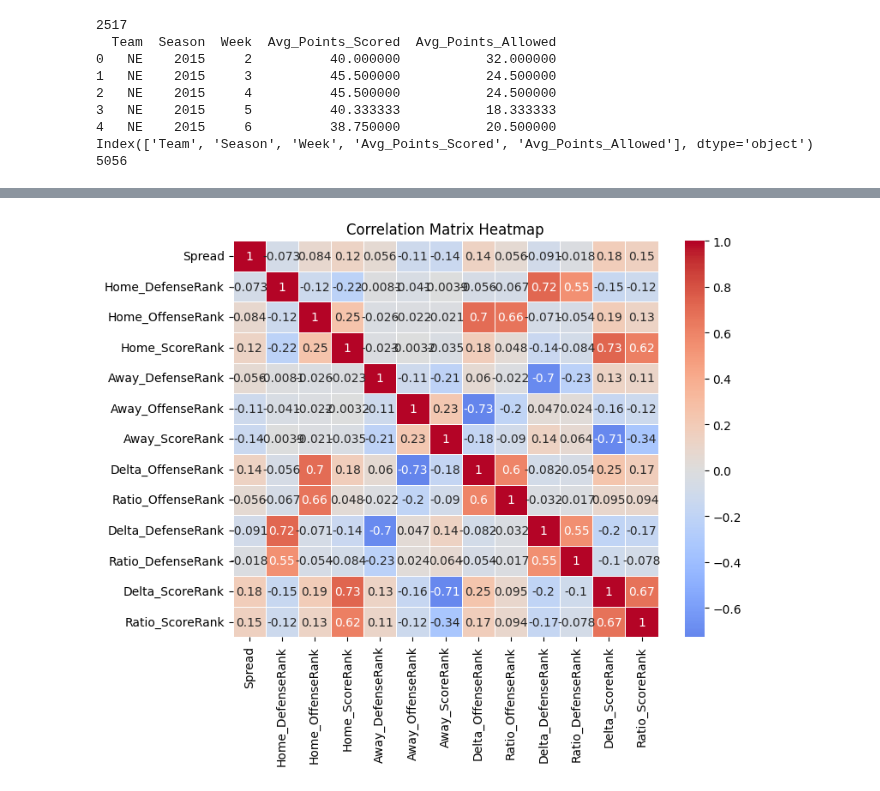
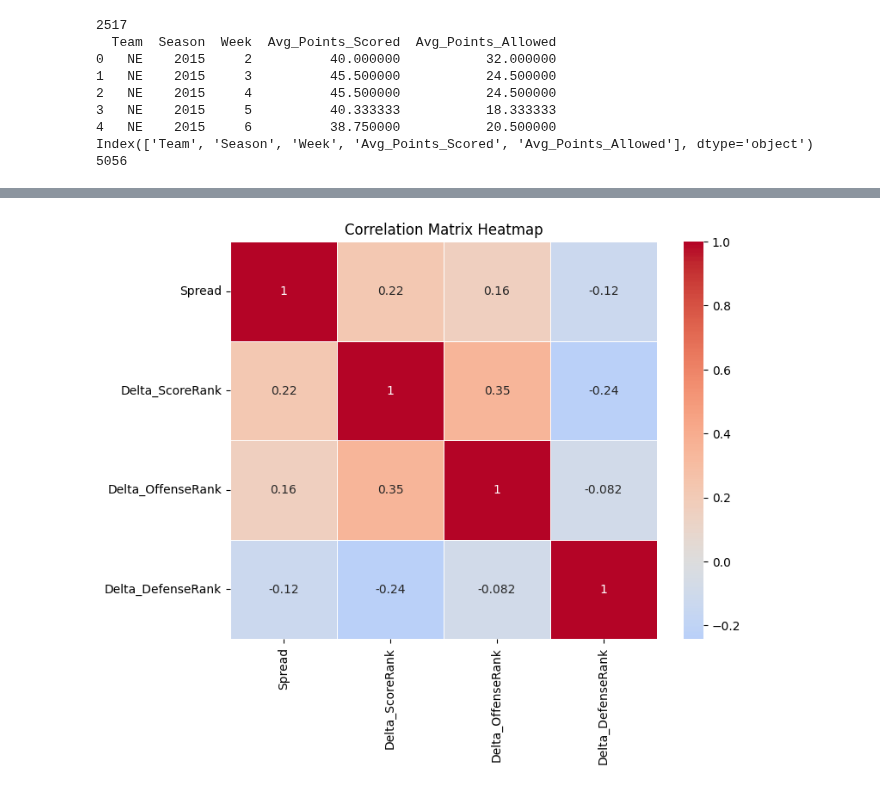
Before and after one commit to mseewaters/beatingtheodds, a Jupyter notebook: src/2. featureprep_pfr.ipynb, the cells around one changed output, grey strips where cells are left out. Drawn from its saved outputs; the diff is of its cells as text; code cells hidden in the pictures.

```diff
--- a/src/2. featureprep_pfr.ipynb
+++ b/src/2. featureprep_pfr.ipynb
@@ -463,6 +419,8 @@ adv_df.rename(columns={'Away_Impact_Away': 'Away_Impact'}, inplace=True)
 adv_df['Home_Impact'] = adv_df['Home_Impact'].fillna(0)
 adv_df['Away_Impact'] = adv_df['Away_Impact'].fillna(0)
 
+adv_df['Impact'] = adv_df['Home_Impact'] + adv_df['Away_Impact']
+
 print(adv_df.head())
 print(len(merged_df), len(adv_df))
 # %% [output]
@@ -586,6 +550,7 @@ strength_df = pd.merge(
 # Adding differentials for home and away
 strength_df['Differential_Home'] = strength_df['Avg_Points_Scored'] - strength_df['Avg_Points_Allowed']
 strength_df['Differential_Away'] = strength_df['Avg_Points_Scored_Away'] - strength_df['Avg_Points_Allowed_Away']
+strength_df['Differential'] = strength_df['Differential_Home'] - strength_df['Differential_Away']
 
 
 # Drop unnecessary columns
@@ -680,21 +646,18 @@ max           0.219740        55.795511
 # %%
 df = merged_played[['Spread',
-                    'Home_DefenseRank', 'Home_OffenseRank', 'Home_ScoreRank', 'Away_DefenseRank',
-                    'Away_OffenseRank', 'Away_ScoreRank', 'Delta_OffenseRank',
-                    'Ratio_OffenseRank', 'Delta_DefenseRank', 'Ratio_DefenseRank',
-                    'Delta_ScoreRank', 'Ratio_ScoreRank']]
+                    'Delta_ScoreRank', 'Delta_OffenseRank','Delta_DefenseRank']]
 
 
 # Calculate the correlation matrix
 corr_matrix = df.corr()
 
 # Create a heatmap
 plt.figure(figsize=(8, 6))
 sns.heatmap(corr_matrix, annot=True, cmap='coolwarm', center=0, linewidths=0.5)
 plt.title('Correlation Matrix Heatmap')
 plt.show()
 # %% [output]
-[figure, old version]
+[figure, new version]
 # %%
 df = merged_played[['Spread',
                     'Delta_OffenseRank','Delta_DefenseRank', 'Delta_ScoreRank',
```
Also changed, not shown: parts of 14 cells of this notebook, 7 other files.
